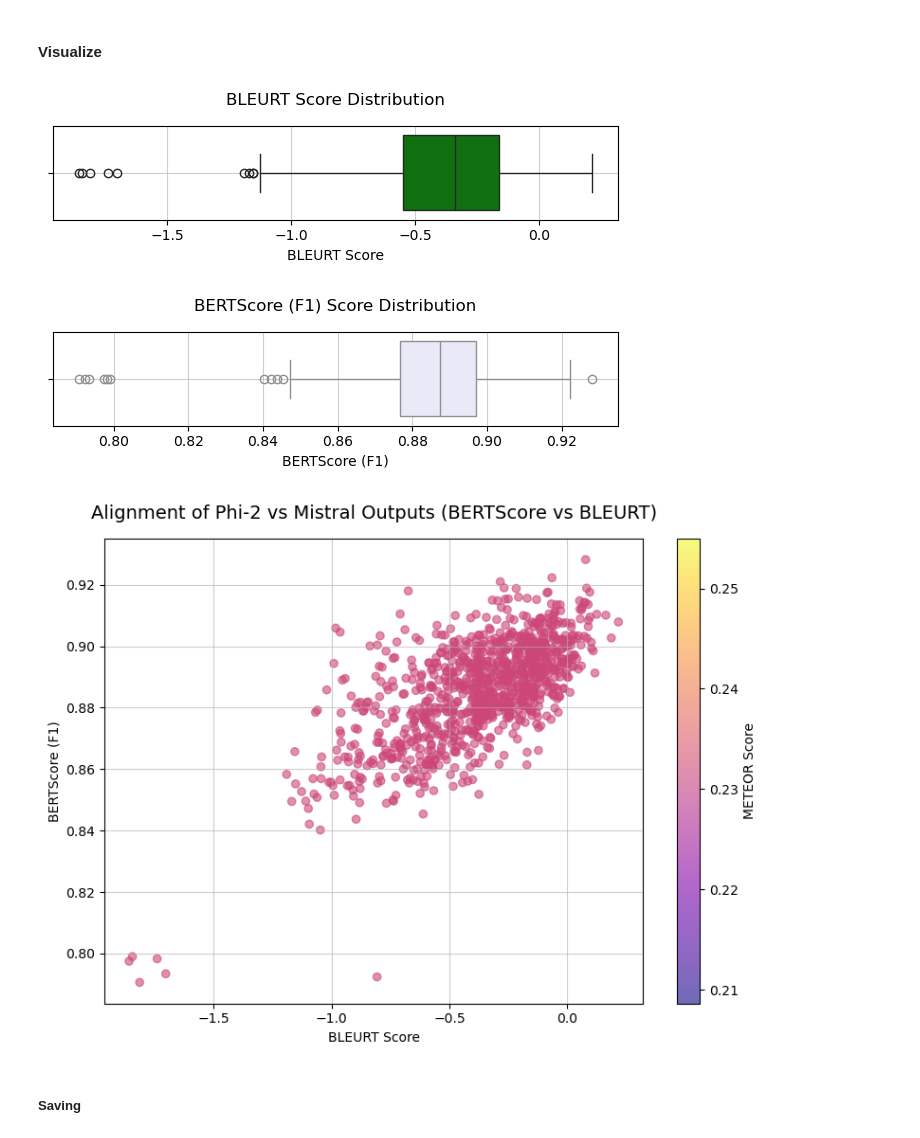
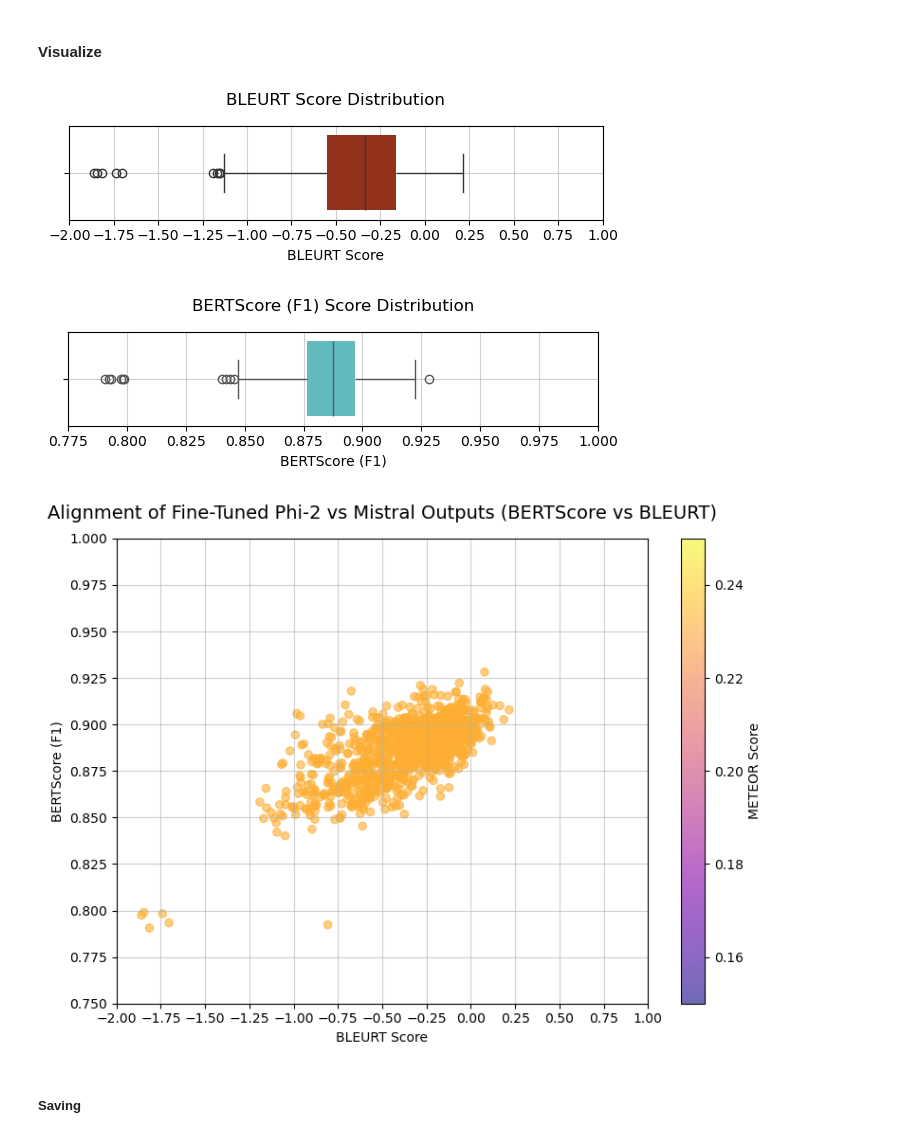
Before and after one commit to kangelamw/LLM-Project-DS, a Jupyter notebook: notebooks/4-optimization.ipynb, the cells around one changed output. Cells and saved outputs as stored; diff of their text form; code cells hidden in the pictures.

```diff
--- a/notebooks/4-optimization.ipynb
+++ b/notebooks/4-optimization.ipynb
@@ -875,37 +853,41 @@ if not os.path.exists(img_path):
 # %%
 # Boxplot: BLEURT Score Distribution
 plt.figure(figsize=(6, 2))
 
 sns.boxplot(x=results_df['bleurt'],
-            color="green",
-            legend=False)
+            color="#A72608",
+            legend=False,
+            boxprops={'edgecolor': 'none'})
 
 plt.title("BLEURT Score Distribution",
           fontsize=12,
           fontweight='medium',
           pad=15)
 plt.xlabel("BLEURT Score")
+plt.xticks(np.arange(-2.0, 1.01, 0.25))
 plt.grid(True,
          alpha=0.6)
 
 plt.tight_layout()
 plt.savefig(img_path + '/fine-tuned_bleurt_score_distribution.png')
 plt.show()
 # %% [output]
-[figure, old version]
+[figure, new version]
 # %%
 # Boxplot: BERTScore (F1) Score Distribution
 plt.figure(figsize=(6, 2))
 
 sns.boxplot(x=results_df['bertscore'],
-            color="lavender",
-            legend=False)
+            color="#50C9CE",
+            legend=False,
+            boxprops={'edgecolor': 'none'})
 
 plt.title("BERTScore (F1) Score Distribution",
           fontsize=12,
           fontweight='medium',
           pad=15)
 plt.xlabel("BERTScore (F1)")
+plt.xticks(np.arange(0.775, 1.001, 0.025))
 plt.grid(True,
          alpha=0.6)
 
@@ -913,7 +895,7 @@ plt.tight_layout()
 plt.savefig(img_path + '/fine-tuned_bertscore_f1_distribution.png')
 plt.show()
 # %% [output]
-[figure, old version]
+[figure, new version]
 # %%
 # Scatterplot: Alignment of Phi-2 vs Mistral Outputs
 plt.figure(figsize=(8,6))
@@ -929,12 +911,15 @@ plt.scatter(results_df['bleurt'],
 plt.colorbar(label="METEOR Score")
 
 # Plot settings
-plt.title("Alignment of Phi-2 vs Mistral Outputs (BERTScore vs BLEURT)",
+plt.title("Alignment of Fine-Tuned Phi-2 vs Mistral Outputs (BERTScore vs BLEURT)",
           fontsize=14,
           fontweight='medium',
           pad=15)
 plt.xlabel("BLEURT Score")
+plt.xticks(np.arange(-2.000, 1.001, 0.25))
 plt.ylabel("BERTScore (F1)")
+plt.yticks(np.arange(0.750, 1.001, 0.025))
+plt.clim(0.150, 0.250)
 
 plt.grid(True,
          alpha=0.6)
@@ -942,7 +927,7 @@ plt.tight_layout()
 plt.savefig(img_path + '/fine-tuned_phi-2_vs_mistral_alignment.png')
 plt.show()
 # %% [output]
-[figure, old version]
+[figure, new version]
 # %% [markdown]
 ##### Saving
 # %%
```
Also changed, not shown: parts of 3 cells of this notebook, 9 other files.
